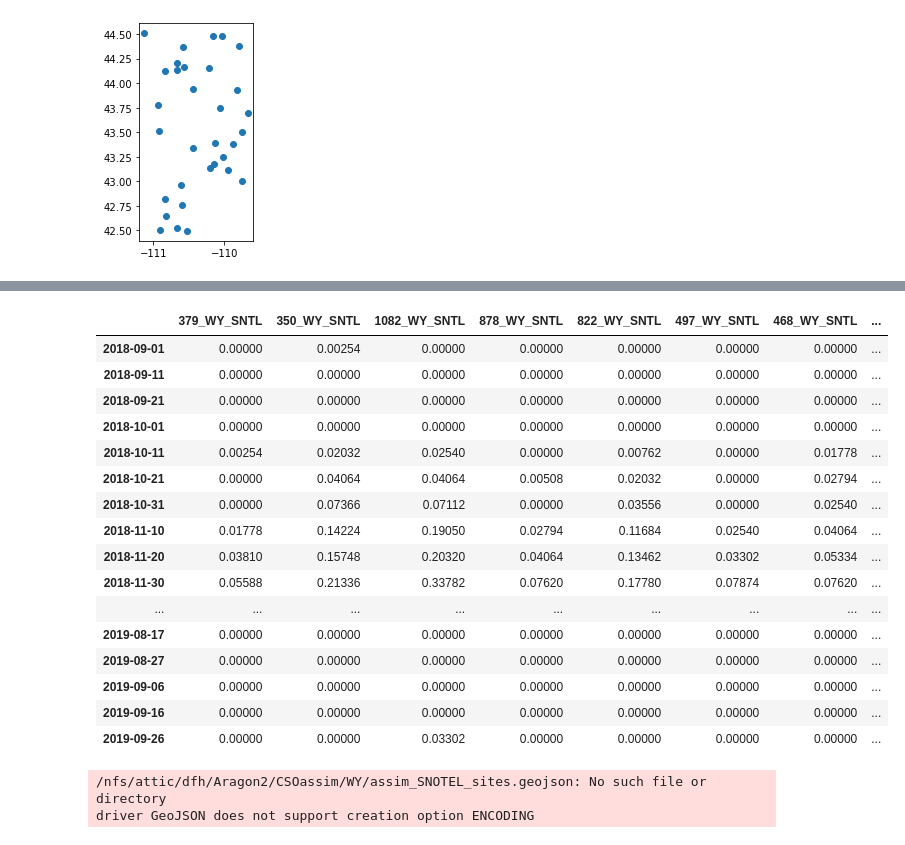
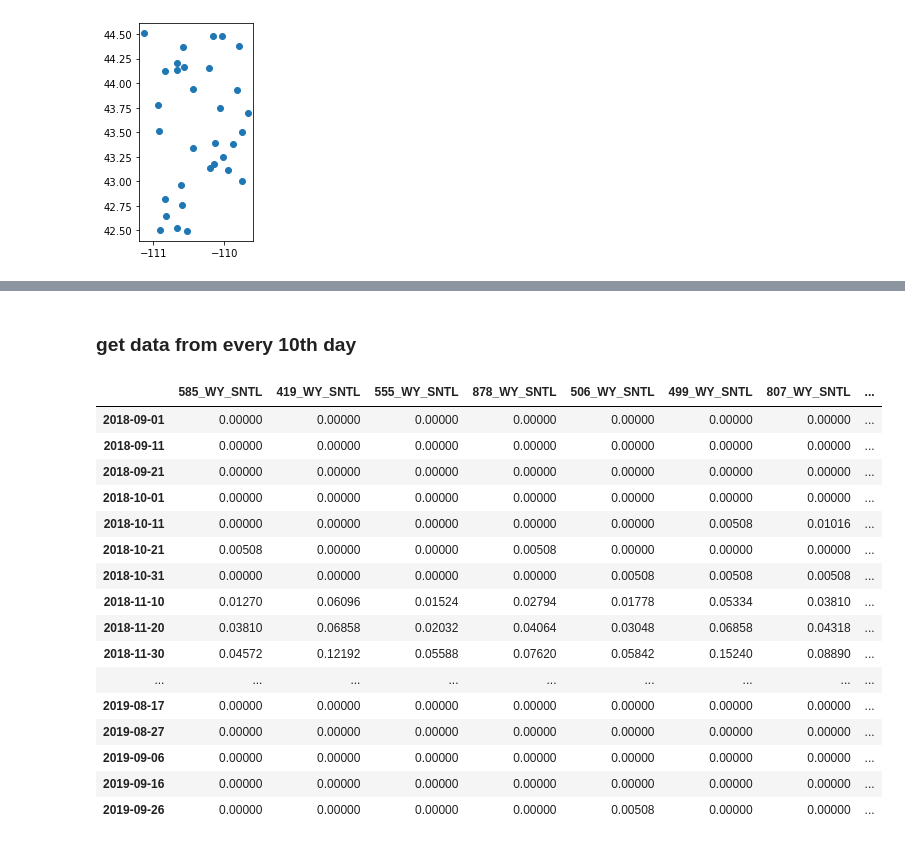
Before and after one commit to snowmodel-tools/assimilation_python, a Jupyter notebook: assimilate.ipynb, the cells around one changed output, grey strips where cells are left out. Saved outputs shown, nothing was run; the diff lists cells and outputs as text; code cells hidden in the pictures.

```diff
--- a/assimilate.ipynb
+++ b/assimilate.ipynb
@@ -155,0 +242,3 @@ gdf.plot()
+# %%
+stn_swe = stn_swe*0.0254
+stn_swe
@@ -206,22 +290,0 @@ def fetch(sitecode, variablecode, start_date, end_date):
-# %%
-st = metFname[6:10]+'-09-01'
-ed = metFname[11:15]+'-09-30'
-
-stn_swe = pd.DataFrame(index=pd.date_range(start=st, end=ed))
-
-for sitecode in sample.code:
-    try:
-        swe = fetch(sitecode, variablecode='SNOTEL:WTEQ_D', start_date=st, end_date=ed)
-        #check for nan values
-        if len(swe.value[np.isnan(swe.value)]) > 0:
-            #check if more than 10% of data is missing
-            if len(swe.value[np.isnan(swe.value)])/len(swe) > .1:
-                print('More than 10% of days missing')
-                gdf.drop(gdf.loc[gdf['code']==sitecode].index, inplace=True)
-                continue
-        stn_swe[sitecode] = swe.value
-    except:
-        gdf.drop(gdf.loc[gdf['code']==sitecode].index, inplace=True)
-        sample.drop(sample.loc[sample['code']==sitecode].index, inplace=True)
-
-stn_swe
@@ -258,5 +291,9 @@ stn_swe
-# %%
-sample = sample.reset_index(drop=True)
-for sitecode in sample.code:
-    # overwrite the original values (no use for the original values in inches)
-    stn_swe[sitecode] = 0.0254 * stn_swe[sitecode]
+# %%
+#reset index
+sample = sample.reset_index(drop=True)
+
+# select swe data for sample
+sample_swe = pd.DataFrame()
+for station in sample.code:
+    sample_swe[station] = stn_swe[station]
+sample_swe
@@ -263,33 +331,28 @@ for sitecode in sample.code:
+# %% [markdown]
+### get data from every 10th day
 # %%
-new = stn_swe.iloc[::10, :]
+new = sample_swe.iloc[::10, :]
+#new = new.reset_index(drop=True)
 new
 # %% [output]
-|  | 379_WY_SNTL | 350_WY_SNTL | 1082_WY_SNTL | 878_WY_SNTL | 822_WY_SNTL | 497_WY_SNTL | 468_WY_SNTL | ... |
-| 2018-09-01 | 0.00000 | 0.00254 | 0.00000 | 0.00000 | 0.00000 | 0.00000 | 0.00000 | ... |
+|  | 585_WY_SNTL | 419_WY_SNTL | 555_WY_SNTL | 878_WY_SNTL | 506_WY_SNTL | 499_WY_SNTL | 807_WY_SNTL | ... |
+| 2018-09-01 | 0.00000 | 0.00000 | 0.00000 | 0.00000 | 0.00000 | 0.00000 | 0.00000 | ... |
 | 2018-09-11 | 0.00000 | 0.00000 | 0.00000 | 0.00000 | 0.00000 | 0.00000 | 0.00000 | ... |
 | 2018-09-21 | 0.00000 | 0.00000 | 0.00000 | 0.00000 | 0.00000 | 0.00000 | 0.00000 | ... |
 | 2018-10-01 | 0.00000 | 0.00000 | 0.00000 | 0.00000 | 0.00000 | 0.00000 | 0.00000 | ... |
-| 2018-10-11 | 0.00254 | 0.02032 | 0.02540 | 0.00000 | 0.00762 | 0.00000 | 0.01778 | ... |
-| 2018-10-21 | 0.00000 | 0.04064 | 0.04064 | 0.00508 | 0.02032 | 0.00000 | 0.02794 | ... |
-| 2018-10-31 | 0.00000 | 0.07366 | 0.07112 | 0.00000 | 0.03556 | 0.00000 | 0.02540 | ... |
-| 2018-11-10 | 0.01778 | 0.14224 | 0.19050 | 0.02794 | 0.11684 | 0.02540 | 0.04064 | ... |
-| 2018-11-20 | 0.03810 | 0.15748 | 0.20320 | 0.04064 | 0.13462 | 0.03302 | 0.05334 | ... |
-| 2018-11-30 | 0.05588 | 0.21336 | 0.33782 | 0.07620 | 0.17780 | 0.07874 | 0.07620 | ... |
+| 2018-10-11 | 0.00000 | 0.00000 | 0.00000 | 0.00000 | 0.00000 | 0.00508 | 0.01016 | ... |
+| 2018-10-21 | 0.00508 | 0.00000 | 0.00000 | 0.00508 | 0.00000 | 0.00000 | 0.00000 | ... |
+| 2018-10-31 | 0.00000 | 0.00000 | 0.00000 | 0.00000 | 0.00508 | 0.00508 | 0.00508 | ... |
+| 2018-11-10 | 0.01270 | 0.06096 | 0.01524 | 0.02794 | 0.01778 | 0.05334 | 0.03810 | ... |
+| 2018-11-20 | 0.03810 | 0.06858 | 0.02032 | 0.04064 | 0.03048 | 0.06858 | 0.04318 | ... |
+| 2018-11-30 | 0.04572 | 0.12192 | 0.05588 | 0.07620 | 0.05842 | 0.15240 | 0.08890 | ... |
 | ... | ... | ... | ... | ... | ... | ... | ... | ... |
 | 2019-08-17 | 0.00000 | 0.00000 | 0.00000 | 0.00000 | 0.00000 | 0.00000 | 0.00000 | ... |
 | 2019-08-27 | 0.00000 | 0.00000 | 0.00000 | 0.00000 | 0.00000 | 0.00000 | 0.00000 | ... |
 | 2019-09-06 | 0.00000 | 0.00000 | 0.00000 | 0.00000 | 0.00000 | 0.00000 | 0.00000 | ... |
 | 2019-09-16 | 0.00000 | 0.00000 | 0.00000 | 0.00000 | 0.00000 | 0.00000 | 0.00000 | ... |
-| 2019-09-26 | 0.00000 | 0.00000 | 0.03302 | 0.00000 | 0.00000 | 0.00000 | 0.00000 | ... |
+| 2019-09-26 | 0.00000 | 0.00000 | 0.00000 | 0.00000 | 0.00508 | 0.00000 | 0.00000 | ... |
 # %%
-# save out data not being assimilated
-
-# save out data being assimilated
-out = assimPath + 'assim_SNOTEL_sites.geojson'
+# save out stations being assimilated
+out = assimPath + 'assim_SNOTEL_sites_12_19.geojson'
 sample.to_file(out, driver='GeoJSON')
-
-out = assimPath + 'assim_SNOTEL_data_SWEDmeters.csv'
-new.to_csv(out)
-# %% [output]
-/nfs/attic/dfh/Aragon2/CSOassim/WY/assim_SNOTEL_sites.geojson: No such file or directory
-driver GeoJSON does not support creation option ENCODING
```
Also changed, not shown: parts of 25 cells of this notebook.
